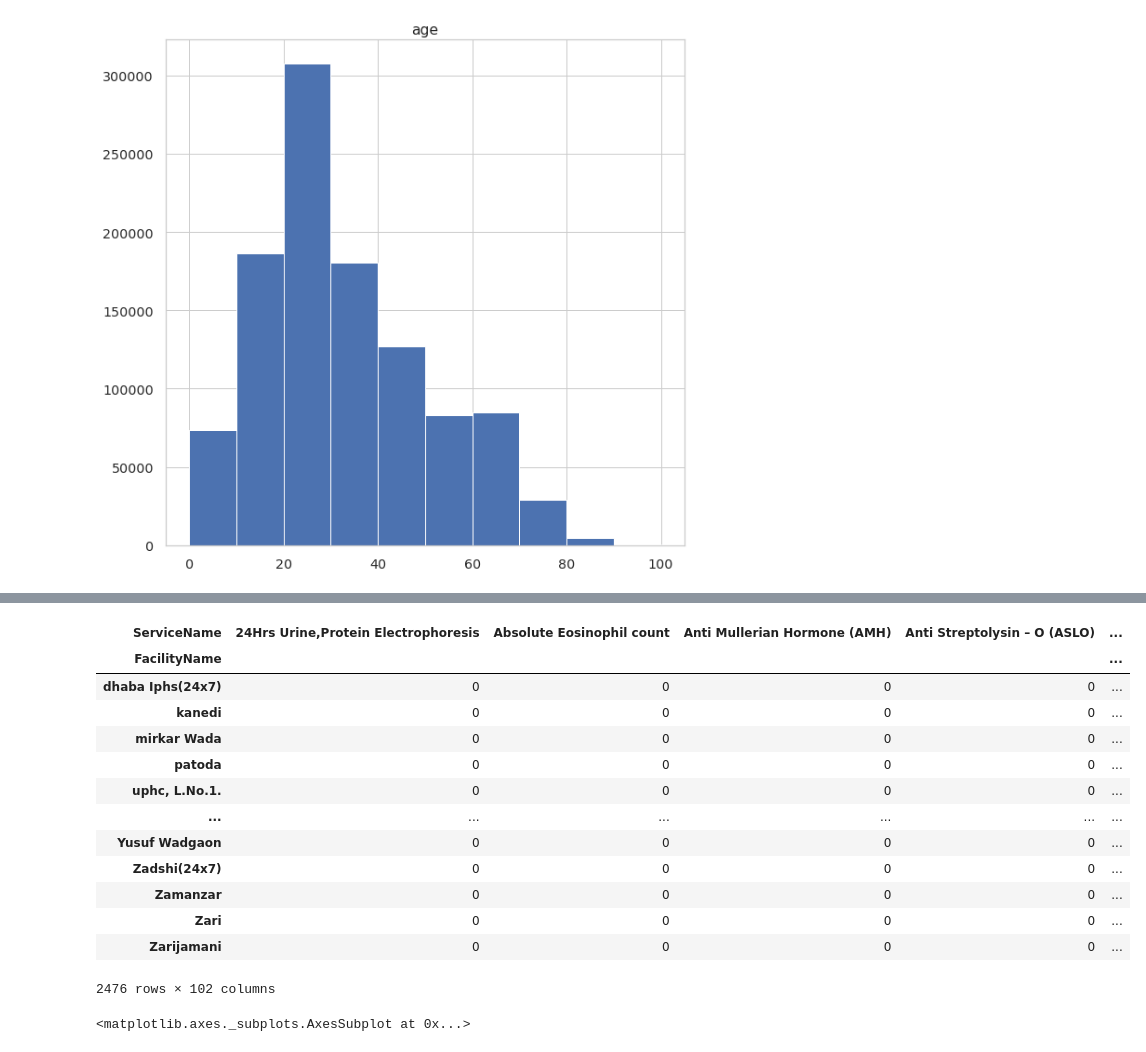
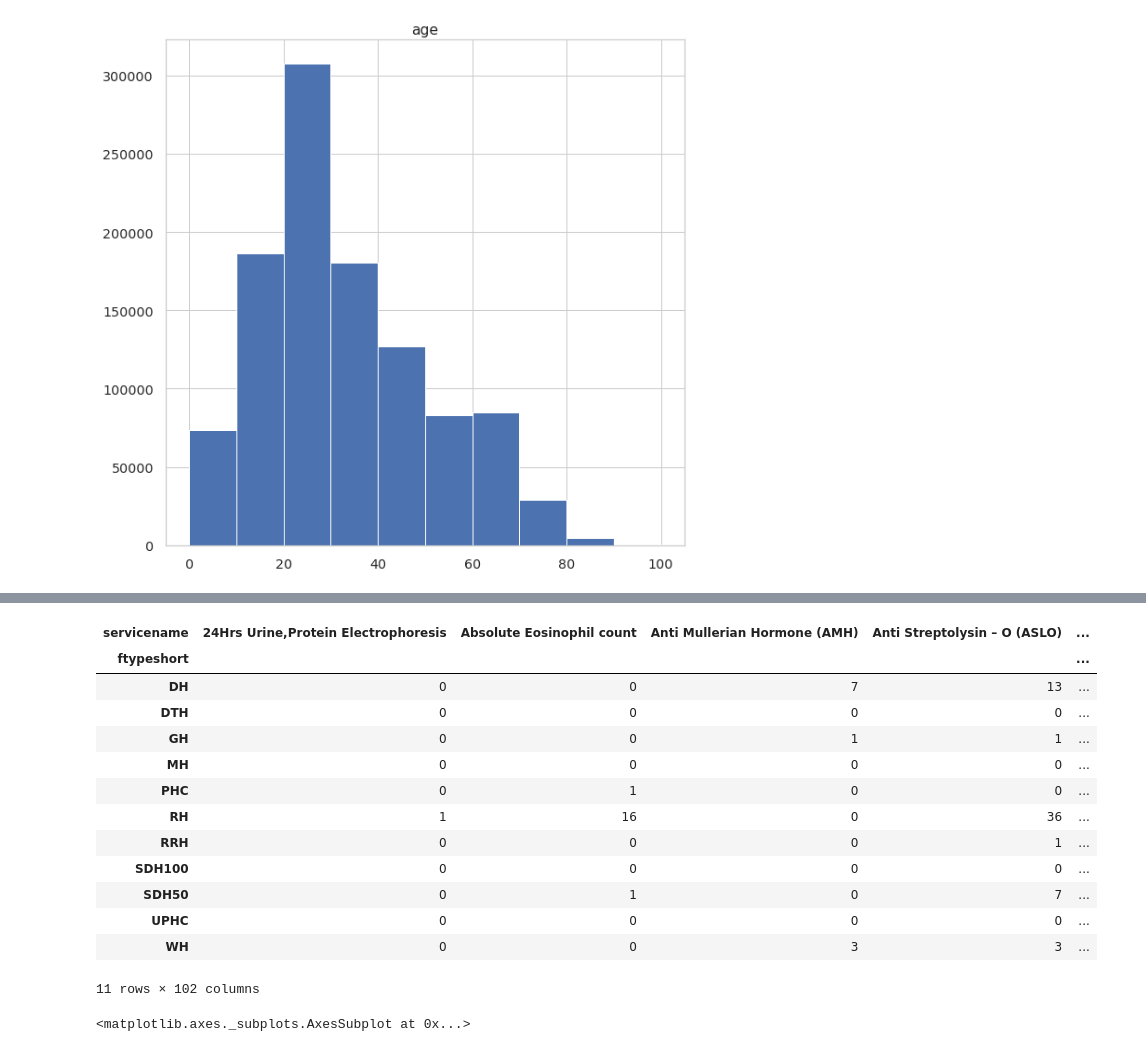
Before and after one commit to jaymalak/HIMS, a Jupyter notebook: HIMS_pilot1to3oct2019.ipynb, the cells around one changed output, grey strips where cells are left out. Cells and saved outputs as stored; diff of their text form; code cells hidden in the pictures.

```diff
--- a/HIMS_pilot1to3oct2019.ipynb
+++ b/HIMS_pilot1to3oct2019.ipynb
@@ -602,20 +578,20 @@ pd.crosstab(all_data['Age'],all_data['ServiceName'] )
 # %%
-pd.crosstab(all_data['FacilityName'],all_data['ServiceName'] )
+pd.crosstab(all_data['ftypeshort'],all_data['servicename'] )
 # %% [output]
-| ServiceName | 24Hrs Urine,Protein Electrophoresis | Absolute Eosinophil count | Anti Mullerian Hormone (AMH) | Anti Streptolysin – O (ASLO) | ... |
-| FacilityName |  |  |  |  | ... |
-| dhaba Iphs(24x7) | 0 | 0 | 0 | 0 | ... |
-| kanedi | 0 | 0 | 0 | 0 | ... |
-| mirkar Wada | 0 | 0 | 0 | 0 | ... |
-| patoda | 0 | 0 | 0 | 0 | ... |
-| uphc, L.No.1. | 0 | 0 | 0 | 0 | ... |
-| ... | ... | ... | ... | ... | ... |
-| Yusuf Wadgaon | 0 | 0 | 0 | 0 | ... |
-| Zadshi(24x7) | 0 | 0 | 0 | 0 | ... |
-| Zamanzar | 0 | 0 | 0 | 0 | ... |
-| Zari | 0 | 0 | 0 | 0 | ... |
-| Zarijamani | 0 | 0 | 0 | 0 | ... |
+| servicename | 24Hrs Urine,Protein Electrophoresis | Absolute Eosinophil count | Anti Mullerian Hormone (AMH) | Anti Streptolysin – O (ASLO) | ... |
+| ftypeshort |  |  |  |  | ... |
+| DH | 0 | 0 | 7 | 13 | ... |
+| DTH | 0 | 0 | 0 | 0 | ... |
+| GH | 0 | 0 | 1 | 1 | ... |
+| MH | 0 | 0 | 0 | 0 | ... |
+| PHC | 0 | 1 | 0 | 0 | ... |
+| RH | 1 | 16 | 0 | 36 | ... |
+| RRH | 0 | 0 | 0 | 1 | ... |
+| SDH100 | 0 | 0 | 0 | 0 | ... |
+| SDH50 | 0 | 1 | 0 | 7 | ... |
+| UPHC | 0 | 0 | 0 | 0 | ... |
+| WH | 0 | 0 | 3 | 3 | ... |
-2476 rows × 102 columns
+11 rows × 102 columns
 # %%
 sns.countplot(x="AbnormalFlag", hue="GENDER" ,data=all_data)
 # %% [output]
```
Also changed, not shown: parts of 8 cells of this notebook.
